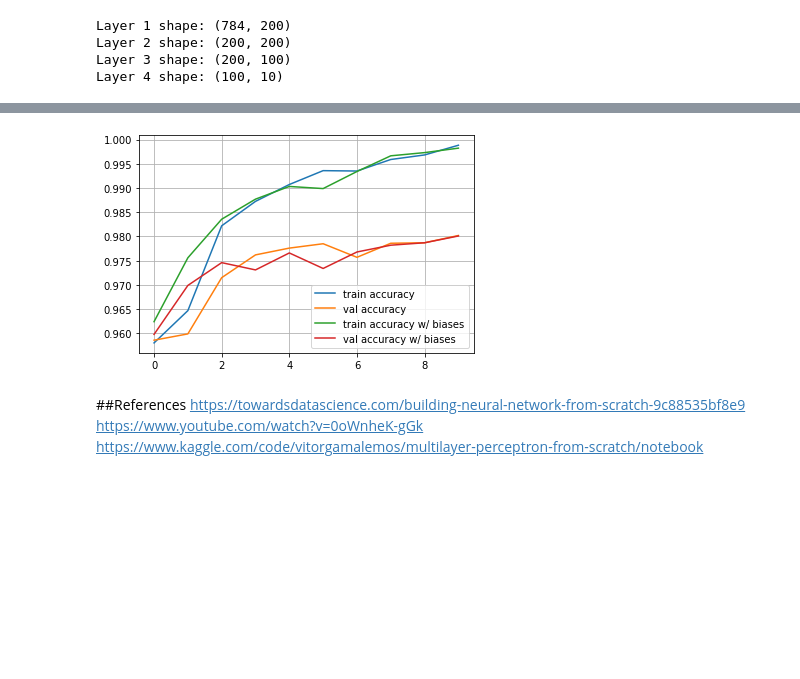
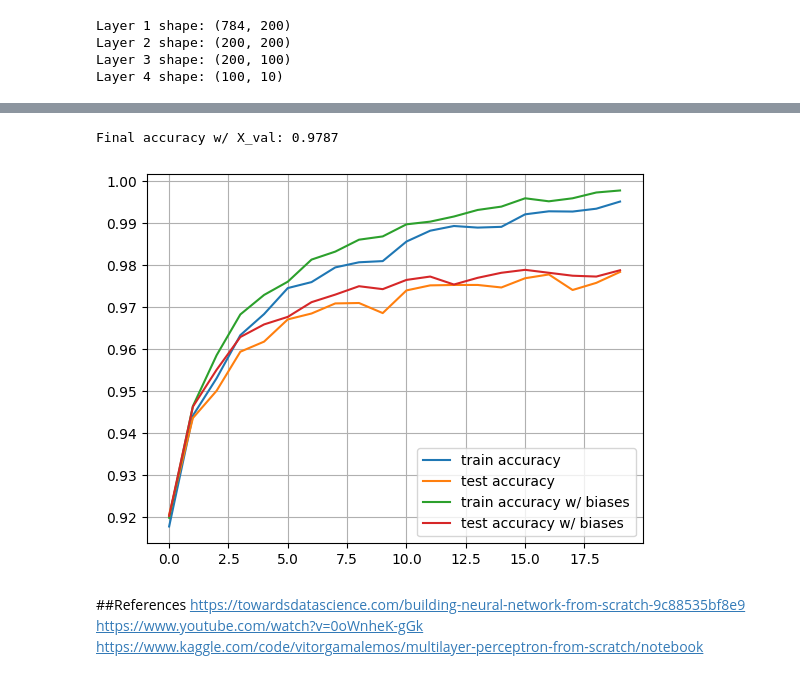
Before and after one commit to gustavohroos/treinamento-h2ia, a Jupyter notebook: MLP/MLPClassifier.ipynb, the cells around one changed output, grey strips where cells are left out. Saved outputs shown, nothing was run; the diff lists cells and outputs as text; code cells hidden in the pictures; blank space fills up the shorter version.

Commit message:
update test and val sets

```diff
--- a/MLP/MLPClassifier.ipynb
+++ b/MLP/MLPClassifier.ipynb
@@ -167,23 +167,23 @@ def train_epochs(X_train, y_train, model, X_val, y_val):
     val_log = []
     print("Untrained network")
     print("Train accuracy:",np.mean(model.predict(X_train)==y_train))
-    print("Val accuracy:",np.mean(model.predict(X_val)==y_val))
-    for epoch in range(10):
-        for x_batch,y_batch in iterate_minibatches(X_train,y_train,batchsize=32,shuffle=True):
+    print("Test accuracy:",np.mean(model.predict(X_val)==y_val))
+    for epoch in range(20):
+        for x_batch,y_batch in iterate_minibatches(X_train,y_train,batchsize=128,shuffle=True):
             model.fit(x_batch,y_batch)
         train_log.append(np.mean(model.predict(X_train)==y_train))
         val_log.append(np.mean(model.predict(X_val)==y_val))
         # clear_output()
         print("Epoch",epoch+1)
         print("Train accuracy:",train_log[-1])
-        print("Val accuracy:",val_log[-1])
+        print("Test accuracy:",val_log[-1])
     return train_log, val_log
 # %%
 model = MLP()
-model.add_layer(Dense(784, 200))
-model.add_layer(Dense(200, 100))
+model.add_layer(Dense(784, 100))
+model.add_layer(Dense(100, 100))
 model.add_layer(Dense(100, 10), hidden=False)
 # %%
-train_log, val_log = train_epochs(X_train, y_train, model, X_val, y_val)
+train_log, test_log = train_epochs(X_train, y_train, model, X_test, y_test)
 # %% [output]
 Untrained network
@@ -266,6 +270,6 @@ model2.add_layer(Dense_with_biases(784, 200))
 model2.add_layer(Dense_with_biases(200, 100))
 model2.add_layer(Dense_with_biases(100, 10), hidden=False)
 # %%
-train_log2, val_log2 = train_epochs(X_train, y_train, model2, X_val, y_val)
+train_log2, test_log2 = train_epochs(X_train, y_train, model2, X_test, y_test)
 # %% [output]
 Untrained network
@@ -304,13 +317,17 @@ Val accuracy: 0.9801
+# %%
+print(f'Final accuracy w/ X_val: {np.mean(prediction2==y_val)}')
+# %% [output]
+Final accuracy w/ X_val: 0.9787
 # %%
 plt.plot(train_log,label='train accuracy')
-plt.plot(val_log,label='val accuracy')
+plt.plot(test_log,label='test accuracy')
 plt.plot(train_log2,label='train accuracy w/ biases')
-plt.plot(val_log2,label='val accuracy w/ biases')
+plt.plot(test_log2,label='test accuracy w/ biases')
 plt.legend(loc='best')
 plt.grid()
 plt.show()
 # %% [output]
-[figure, old version]
+[figure, new version]
 # %% [markdown]
 ##References
 https://towardsdatascience.com/building-neural-network-from-scratch-9c88535bf8e9<br/>
```
Also changed, not shown: parts of 7 cells of this notebook.
